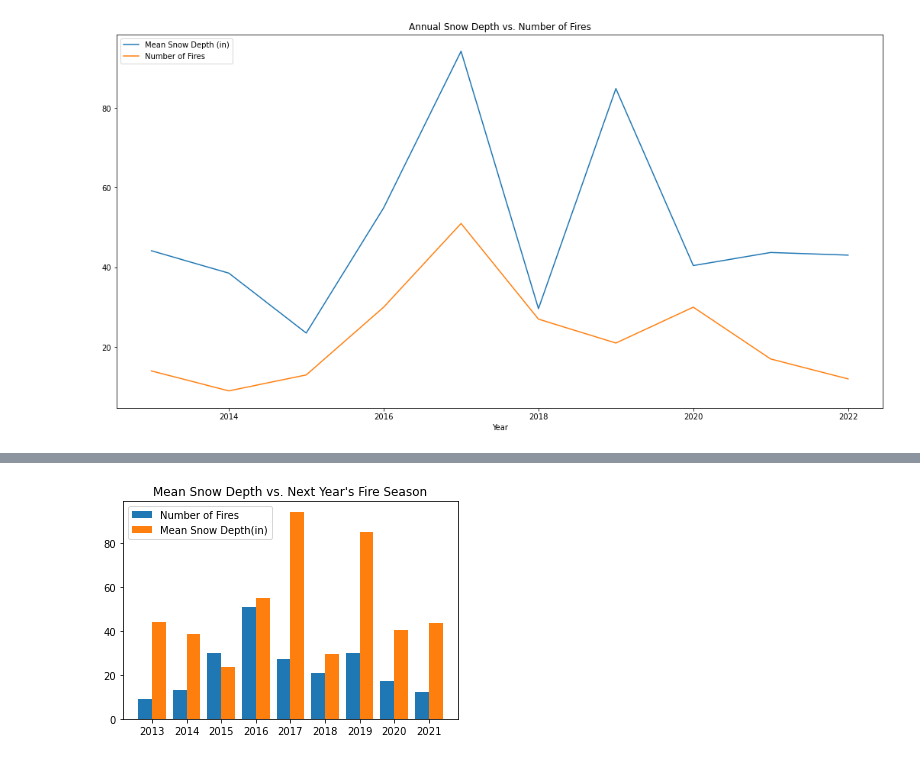
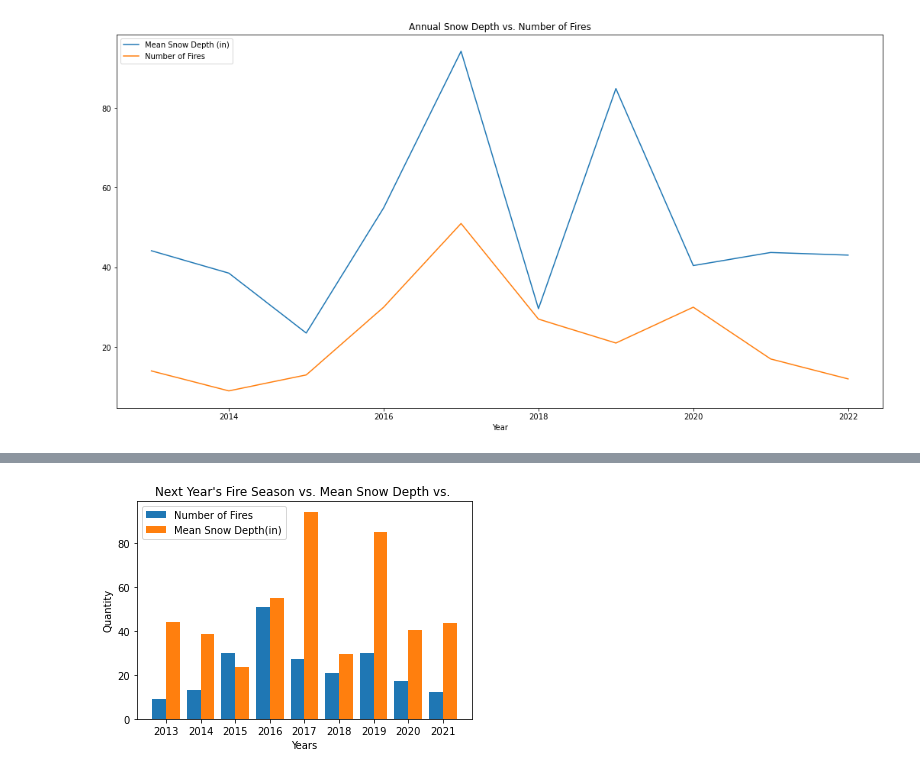
Before and after one commit to Jed-Miller/project1_group10, a Jupyter notebook: fire_snow_linear_visual.ipynb, the cells around one changed output, grey strips where cells are left out. Drawn from its saved outputs; the diff is of its cells as text; code cells hidden in the pictures.

```diff
--- a/fire_snow_linear_visual.ipynb
+++ b/fire_snow_linear_visual.ipynb
@@ -85,23 +108,26 @@ plt.show()
 # %%
-# Bar chart for mean snow depth vs the number of fires for the next year
+# Set two dataframes that are offset by a year
 offset_1 = full_annual.loc[full_annual["Year"] != 2013]
 offset_2 = full_annual.loc[full_annual["Year"] != 2022]
 
+# Define variables and get length
 x = offset_2["Year"]
 y = offset_1["Number of Fires"]
 z = offset_2["Mean Snow Depth (in)"]
 
 x_axis = np.arange(len(x))
 
 #Graph the two bar charts
 plt.bar(x_axis - 0.2,y, 0.4, label='Number of Fires')
 plt.bar(x_axis + 0.2,z, 0.4, label='Mean Snow Depth(in)')
 
 #Labels and print
-plt.title("Mean Snow Depth vs. Next Year's Fire Season")
+plt.title("Next Year's Fire Season vs. Mean Snow Depth vs. ")
 plt.xticks(x_axis,x)
+plt.xlabel("Years")
+plt.ylabel("Quantity")
 plt.legend()
 plt.show()
 # %% [output]
-[figure, old version]
+[figure, new version]
 # %%
```
Also changed, not shown: parts of 7 cells of this notebook.
